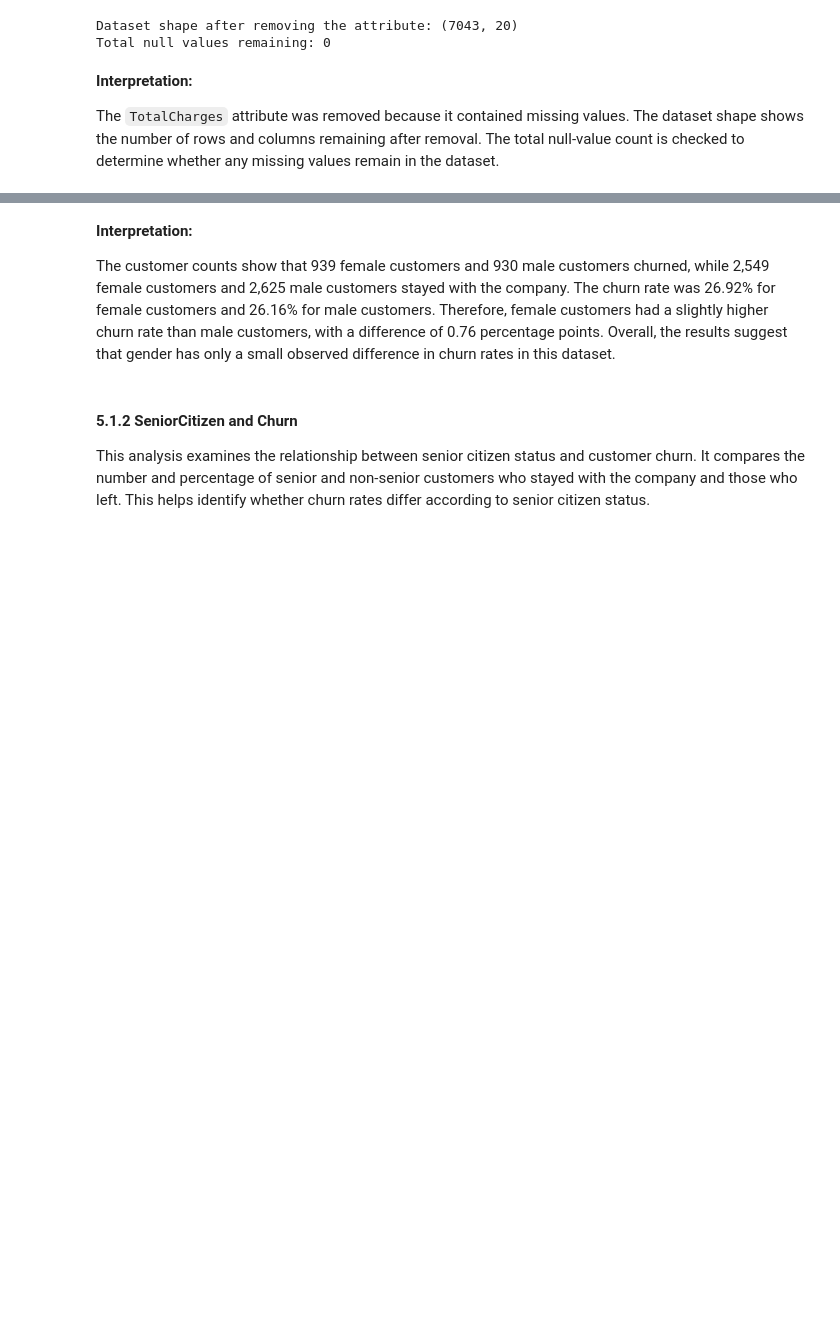
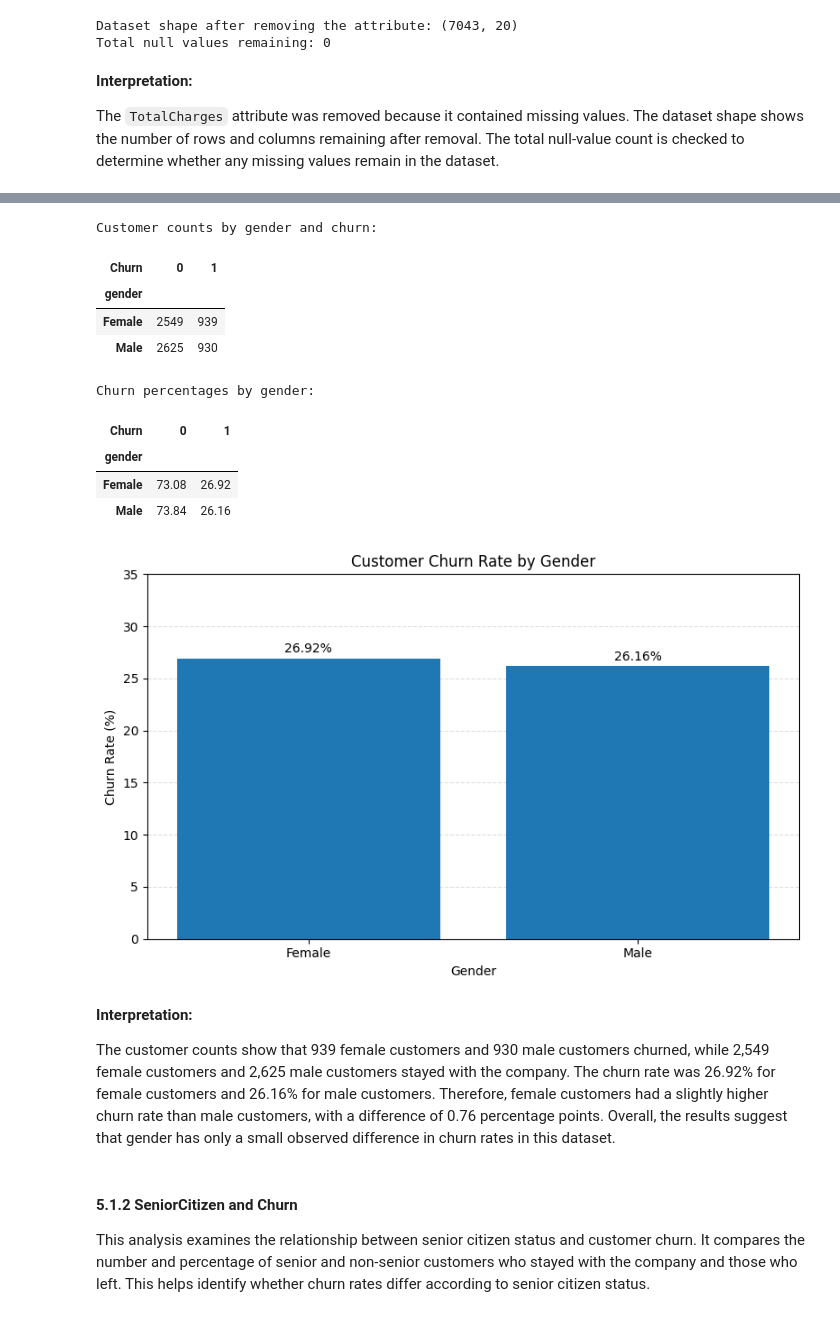
Before and after one commit to YvonneMukabera/computing-intelligence-lab-1, a Jupyter notebook: lab-1-telco-customer-churn-analysis.ipynb, the cells around one changed output, grey strips where cells are left out. Drawn from its saved outputs; the diff is of its cells as text; code cells hidden in the pictures; blank space fills up the shorter version.

Commit message:
update on plots

```diff
--- a/lab-1-telco-customer-churn-analysis.ipynb
+++ b/lab-1-telco-customer-churn-analysis.ipynb
@@ -265,3 +237,71 @@ Churn percentages by gender:
+# %%
+import pandas as pd
+import matplotlib.pyplot as plt
+from IPython.display import display
+
+# Check that the dataset is available
+if "df" not in globals():
+    raise NameError("Run the dataset-loading cell first.")
+
+# Calculate customer counts
+gender_counts = pd.crosstab(df["gender"], df["Churn"])
+
+print("Customer counts by gender and churn:")
+display(gender_counts)
+
+# Calculate percentages within each gender
+gender_percentages = pd.crosstab(
+    df["gender"],
+    df["Churn"],
+    normalize="index"
+) * 100
+
+print("Churn percentages by gender:")
+display(gender_percentages.round(2))
+
+# Extract churn rates (Churn = 1)
+gender_churn_rate = gender_percentages[1]
+
+# Create and display the chart
+fig, ax = plt.subplots(figsize=(8, 5))
+
+bars = ax.bar(
+    gender_churn_rate.index,
+    gender_churn_rate.values
+)
+
+ax.set_title("Customer Churn Rate by Gender")
+ax.set_xlabel("Gender")
+ax.set_ylabel("Churn Rate (%)")
+ax.set_ylim(0, 35)
+ax.grid(axis="y", linestyle="--", alpha=0.4)
+ax.set_axisbelow(True)
+
+# Add percentages above each bar
+for bar in bars:
+    height = bar.get_height()
+    ax.annotate(
+        f"{height:.2f}%",
+        xy=(bar.get_x() + bar.get_width() / 2, height),
+        xytext=(0, 5),
+        textcoords="offset points",
+        ha="center"
+    )
+
+fig.tight_layout()
+plt.show()
+# %% [output]
+Customer counts by gender and churn:
+| Churn | 0 | 1 |
+| gender |  |  |
+| Female | 2549 | 939 |
+| Male | 2625 | 930 |
+Churn percentages by gender:
+| Churn | 0 | 1 |
+| gender |  |  |
+| Female | 73.08 | 26.92 |
+| Male | 73.84 | 26.16 |
+[figure, added]
 # %% [markdown]
 
 **Interpretation:**
```
Also changed, not shown: parts of 17 cells of this notebook.
